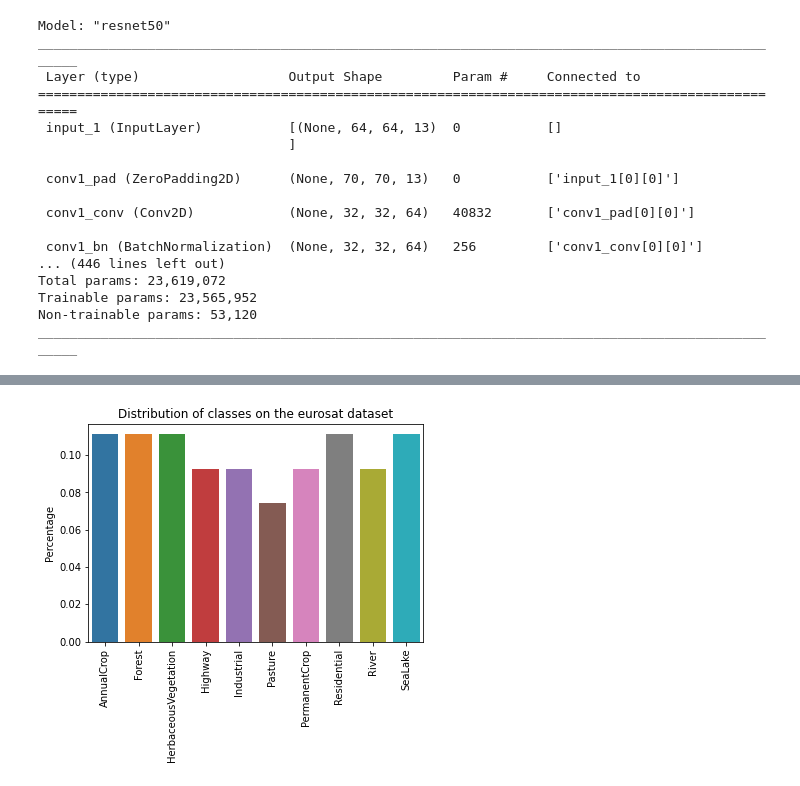
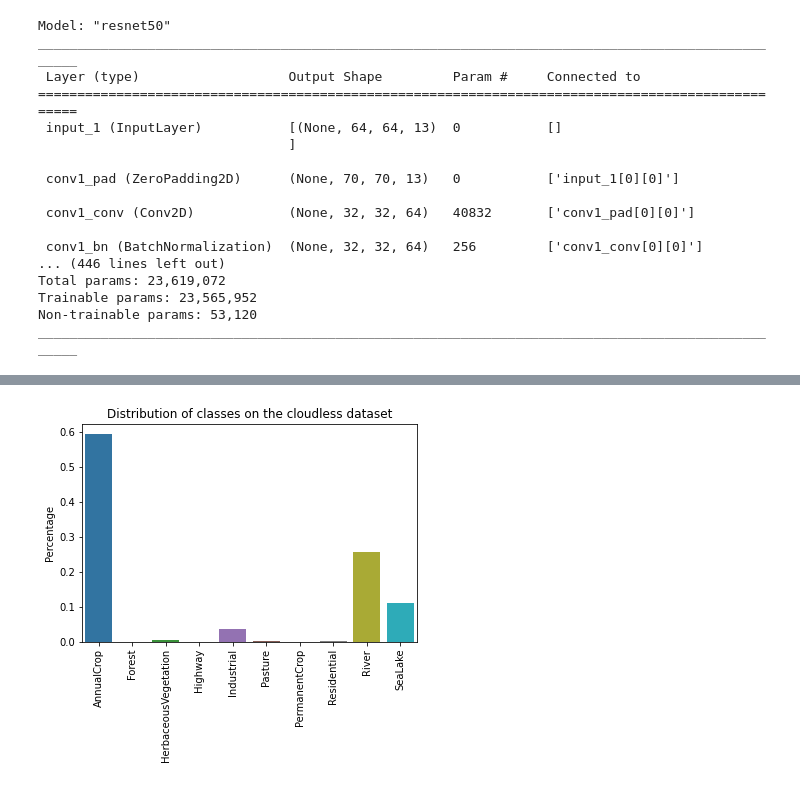
Before and after one commit to Trottero/uc-landcover-types, a Jupyter notebook: classification/classify.ipynb, the cells around one changed output, grey strips where cells are left out. Cells and saved outputs as stored; diff of their text form; code cells hidden in the pictures.

```diff
--- a/classification/classify.ipynb
+++ b/classification/classify.ipynb
@@ -137,9 +138,9 @@ histplot_for_dataset("Distribution of classes on the ground truth dataset", grou
+# %%
+histplot_for_dataset("Distribution of classes on the cloudless dataset", cloudless)
+# %% [output]
+[figure, added]
 # %%
 eurosat_data, info = tfds.load('eurosat/all', as_supervised=True, with_info=True)
 eurosat_data = eurosat_data['train']
 eurosat_data_y = tfds.as_numpy(eurosat_data.map(lambda x, y: y))
 eurosat_data_x = eurosat_data.map(lambda x, y: x)
-
-histplot_for_dataset("Distribution of classes on the eurosat dataset", eurosat_data_y)
-# %% [output]
-[figure, removed]
```
Also changed, not shown: parts of 4 cells of this notebook, 4 other files.
